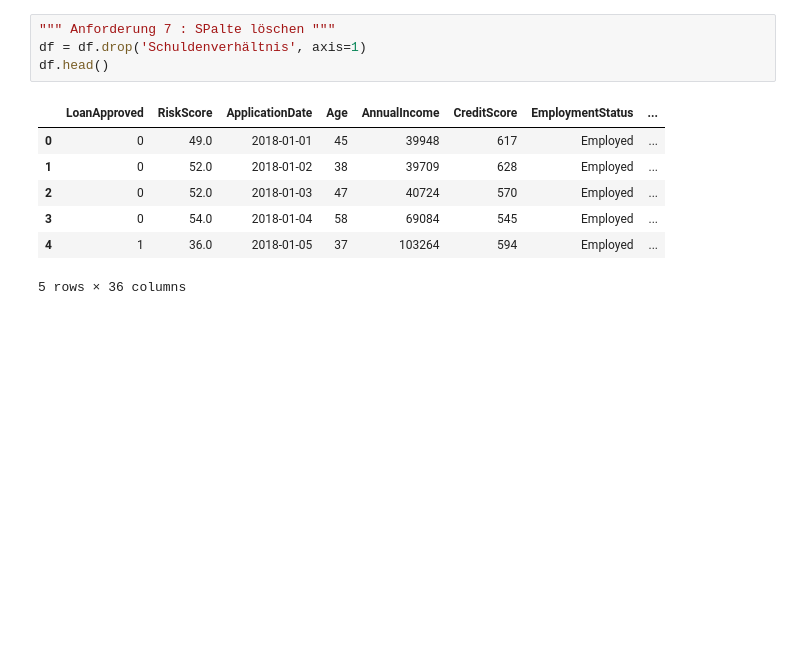
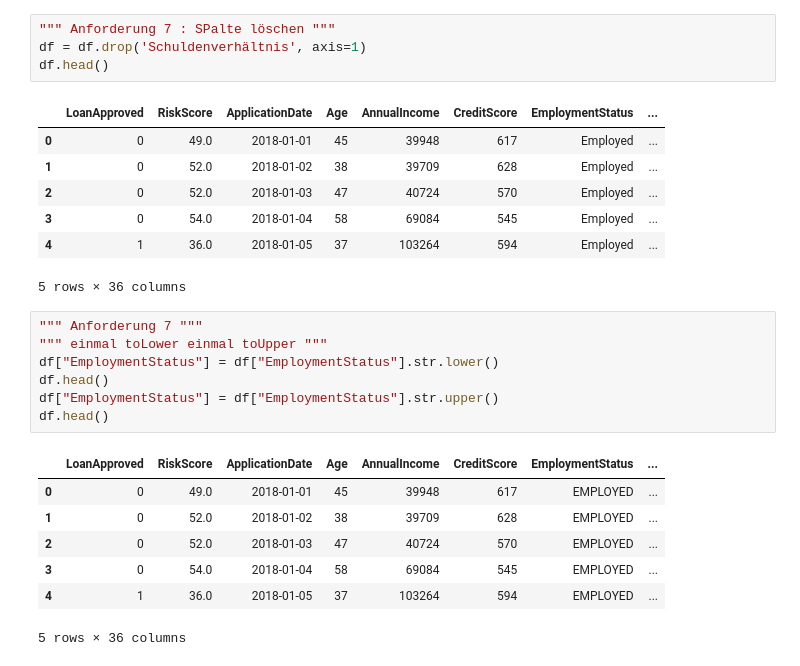
Before and after one commit to jovicdev97/financial-data-analytics, a Jupyter notebook: test.ipynb, the cells around one changed output. Drawn from its saved outputs; the diff is of its cells as text; blank space fills up the shorter version.

Commit message:
add: Anforderung 7

```diff
--- a/test.ipynb
+++ b/test.ipynb
@@ -78,3 +78,18 @@ df.head()
 | 3 | 0 | 54.0 | 2018-01-04 | 58 | 69084 | 545 | Employed | ... |
 | 4 | 1 | 36.0 | 2018-01-05 | 37 | 103264 | 594 | Employed | ... |
 5 rows × 36 columns
+# %%
+""" Anforderung 7 """
+""" einmal toLower einmal toUpper """
+df["EmploymentStatus"] = df["EmploymentStatus"].str.lower()
+df.head()
+df["EmploymentStatus"] = df["EmploymentStatus"].str.upper()
+df.head()
+# %% [output]
+|  | LoanApproved | RiskScore | ApplicationDate | Age | AnnualIncome | CreditScore | EmploymentStatus | ... |
+| 0 | 0 | 49.0 | 2018-01-01 | 45 | 39948 | 617 | EMPLOYED | ... |
+| 1 | 0 | 52.0 | 2018-01-02 | 38 | 39709 | 628 | EMPLOYED | ... |
+| 2 | 0 | 52.0 | 2018-01-03 | 47 | 40724 | 570 | EMPLOYED | ... |
+| 3 | 0 | 54.0 | 2018-01-04 | 58 | 69084 | 545 | EMPLOYED | ... |
+| 4 | 1 | 36.0 | 2018-01-05 | 37 | 103264 | 594 | EMPLOYED | ... |
+5 rows × 36 columns
```
